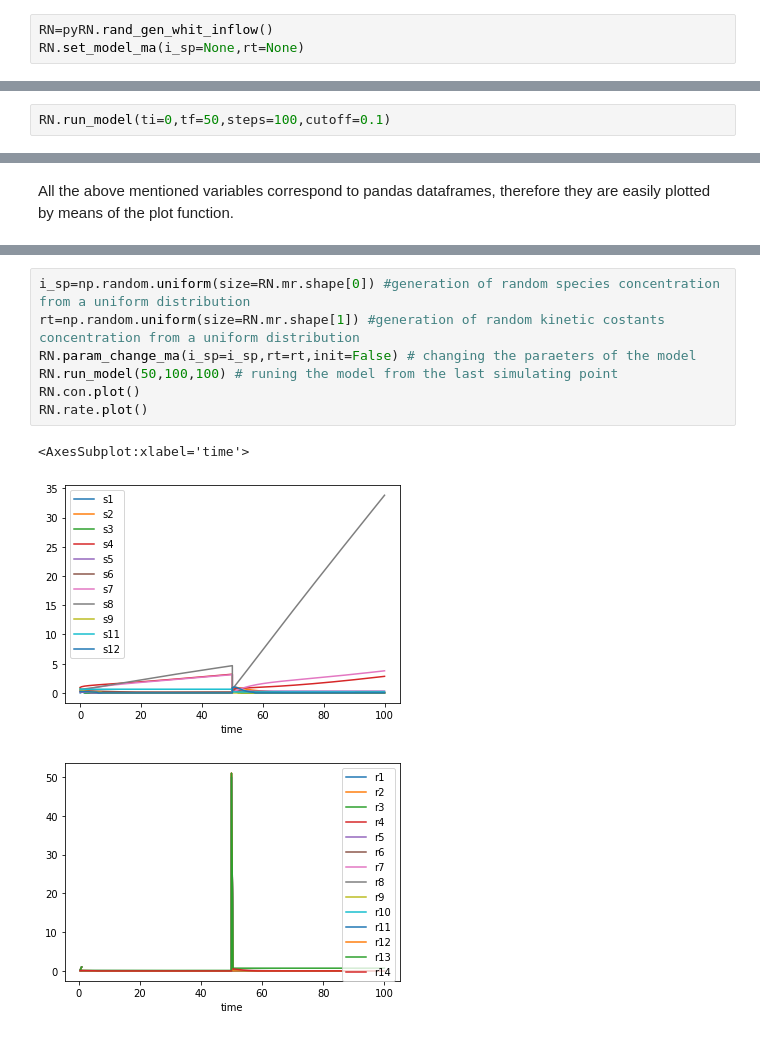
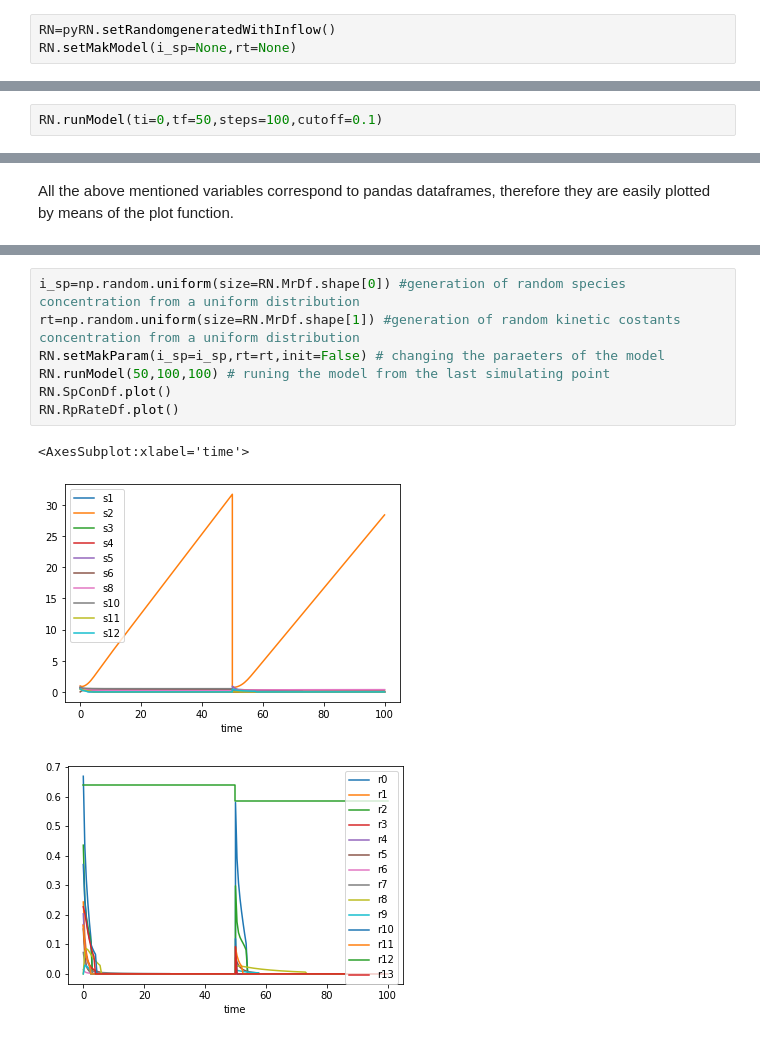
Before and after one commit to pmaldona/pyRN, a Jupyter notebook: notebooks/Simulator and Random Walks.ipynb, the cells around one changed output, grey strips where cells are left out. Saved outputs shown, nothing was run; the diff lists cells and outputs as text.

```diff
--- a/notebooks/Simulator and Random Walks.ipynb
+++ b/notebooks/Simulator and Random Walks.ipynb
@@ -13,6 +13,6 @@ Once a network has been initialized using the `rg_g2()` function, a mass action
 # %%
-RN=pyRN.rand_gen_whit_inflow()
-RN.set_model_ma(i_sp=None,rt=None)
+RN=pyRN.setRandomgeneratedWithInflow()
+RN.setMakModel(i_sp=None,rt=None)
 # %% [markdown]
 The initialization parameters correspond to:
 
@@ -21,5 +21,5 @@ The initialization parameters correspond to:
 
 If this inputs are not given (`None` values), they are inizialized by a uniform distribution in the interval [0,1].The dynamic model is inherited from the `roadruner` library, a python library for dynamic stability analysis in sbml models. Then, the model then can be simulate by the folowing function:
 # %%
-RN.run_model(ti=0,tf=50,steps=100,cutoff=0.1)
+RN.runModel(ti=0,tf=50,steps=100,cutoff=0.1)
 # %% [markdown]
@@ -108,12 +125,12 @@ Concentrations and rates can be changed using the `param_change_ma()` function.
 # %%
-i_sp=np.random.uniform(size=RN.mr.shape[0]) #generation of random species concentration from a uniform distribution
-rt=np.random.uniform(size=RN.mr.shape[1]) #generation of random kinetic costants concentration from a uniform distribution
-RN.param_change_ma(i_sp=i_sp,rt=rt,init=False) # changing the paraeters of the model
-RN.run_model(50,100,100) # runing the model from the last simulating point
-RN.con.plot()
-RN.rate.plot()
+i_sp=np.random.uniform(size=RN.MrDf.shape[0]) #generation of random species concentration from a uniform distribution
+rt=np.random.uniform(size=RN.MrDf.shape[1]) #generation of random kinetic costants concentration from a uniform distribution
+RN.setMakParam(i_sp=i_sp,rt=rt,init=False) # changing the paraeters of the model
+RN.runModel(50,100,100) # runing the model from the last simulating point
+RN.SpConDf.plot()
+RN.RpRateDf.plot()
 # %% [output]
 <AxesSubplot:xlabel='time'>
-[figure, old version]
+[figure, new version]
-[figure, old version]
+[figure, new version]
 # %% [markdown]
```
Also changed, not shown: parts of 24 cells of this notebook, 9 other files.
